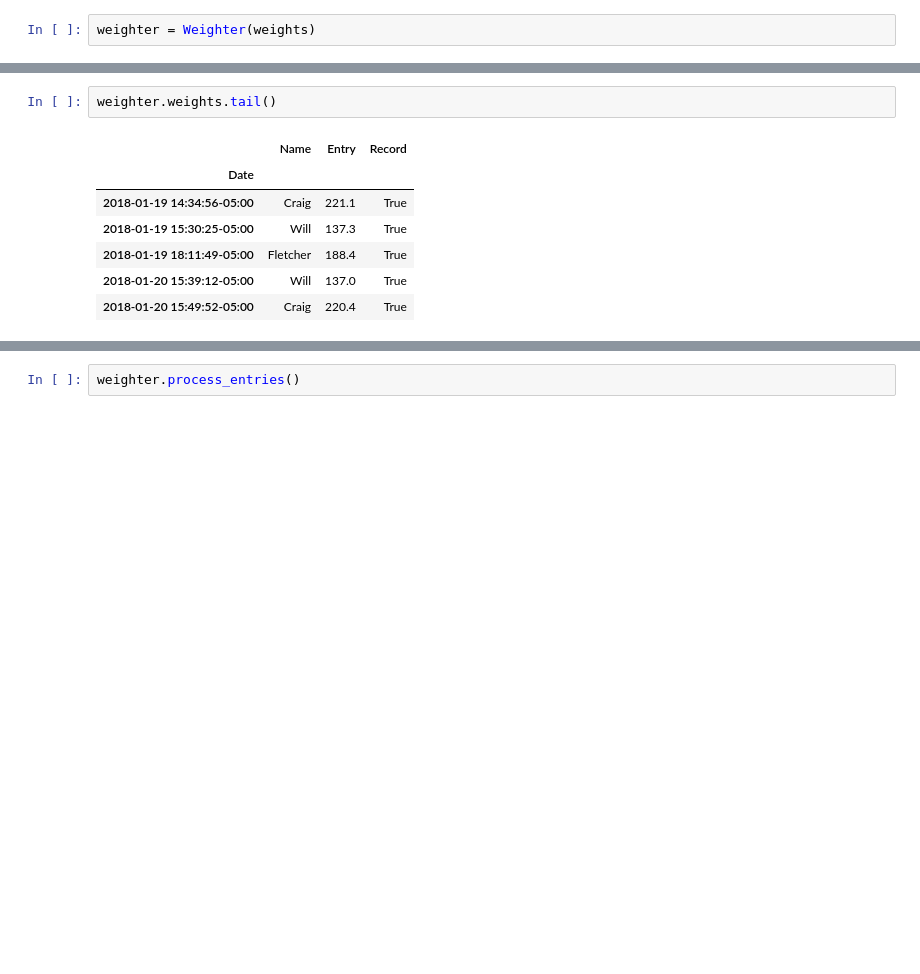
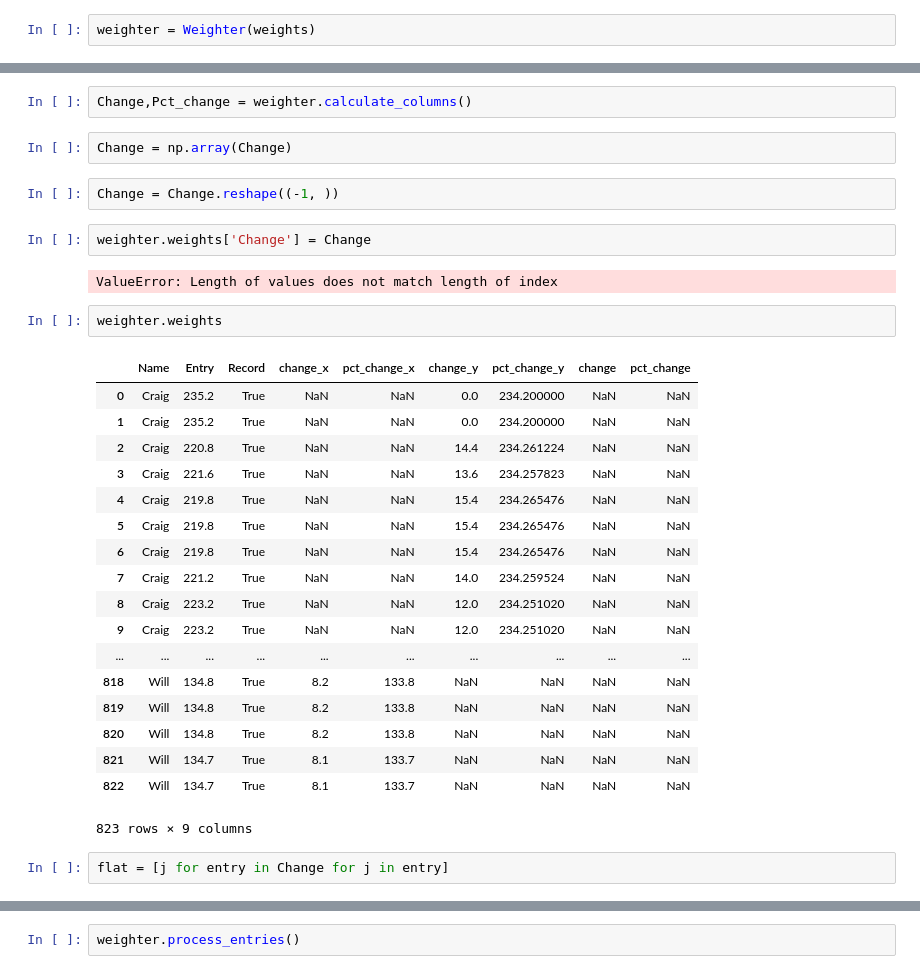
Before and after one commit to WillKoehrsen/Data-Analysis, a Jupyter notebook: weighter/Weighter Development.ipynb, the cells around one changed output, grey strips where cells are left out. Cells and saved outputs as stored; diff of their text form; blank space fills up the shorter version.

```diff
--- a/weighter/Weighter Development.ipynb
+++ b/weighter/Weighter Development.ipynb
@@ -297,10 +529,33 @@ weighter = Weighter(weights)
+# %%
+Change,Pct_change = weighter.calculate_columns()
+# %%
+Change = np.array(Change)
+# %%
+Change = Change.reshape((-1, ))
+# %%
+weighter.weights['Change'] = Change
+# %% [output]
+ValueError: Length of values does not match length of index
 # %%
-weighter.weights.tail()
+weighter.weights
 # %% [output]
-|  | Name | Entry | Record |
-| Date |  |  |  |
-| 2018-01-19 14:34:56-05:00 | Craig | 221.1 | True |
-| 2018-01-19 15:30:25-05:00 | Will | 137.3 | True |
-| 2018-01-19 18:11:49-05:00 | Fletcher | 188.4 | True |
-| 2018-01-20 15:39:12-05:00 | Will | 137.0 | True |
-| 2018-01-20 15:49:52-05:00 | Craig | 220.4 | True |
+|  | Name | Entry | Record | change_x | pct_change_x | change_y | pct_change_y | change | pct_change |
+| 0 | Craig | 235.2 | True | NaN | NaN | 0.0 | 234.200000 | NaN | NaN |
+| 1 | Craig | 235.2 | True | NaN | NaN | 0.0 | 234.200000 | NaN | NaN |
+| 2 | Craig | 220.8 | True | NaN | NaN | 14.4 | 234.261224 | NaN | NaN |
+| 3 | Craig | 221.6 | True | NaN | NaN | 13.6 | 234.257823 | NaN | NaN |
+| 4 | Craig | 219.8 | True | NaN | NaN | 15.4 | 234.265476 | NaN | NaN |
+| 5 | Craig | 219.8 | True | NaN | NaN | 15.4 | 234.265476 | NaN | NaN |
+| 6 | Craig | 219.8 | True | NaN | NaN | 15.4 | 234.265476 | NaN | NaN |
+| 7 | Craig | 221.2 | True | NaN | NaN | 14.0 | 234.259524 | NaN | NaN |
+| 8 | Craig | 223.2 | True | NaN | NaN | 12.0 | 234.251020 | NaN | NaN |
+| 9 | Craig | 223.2 | True | NaN | NaN | 12.0 | 234.251020 | NaN | NaN |
+| ... | ... | ... | ... | ... | ... | ... | ... | ... | ... |
+| 818 | Will | 134.8 | True | 8.2 | 133.8 | NaN | NaN | NaN | NaN |
+| 819 | Will | 134.8 | True | 8.2 | 133.8 | NaN | NaN | NaN | NaN |
+| 820 | Will | 134.8 | True | 8.2 | 133.8 | NaN | NaN | NaN | NaN |
+| 821 | Will | 134.7 | True | 8.1 | 133.7 | NaN | NaN | NaN | NaN |
+| 822 | Will | 134.7 | True | 8.1 | 133.7 | NaN | NaN | NaN | NaN |
+823 rows × 9 columns
+# %%
+flat = [j for entry in Change for j in entry]
```
Also changed, not shown: parts of 25 cells of this notebook.
